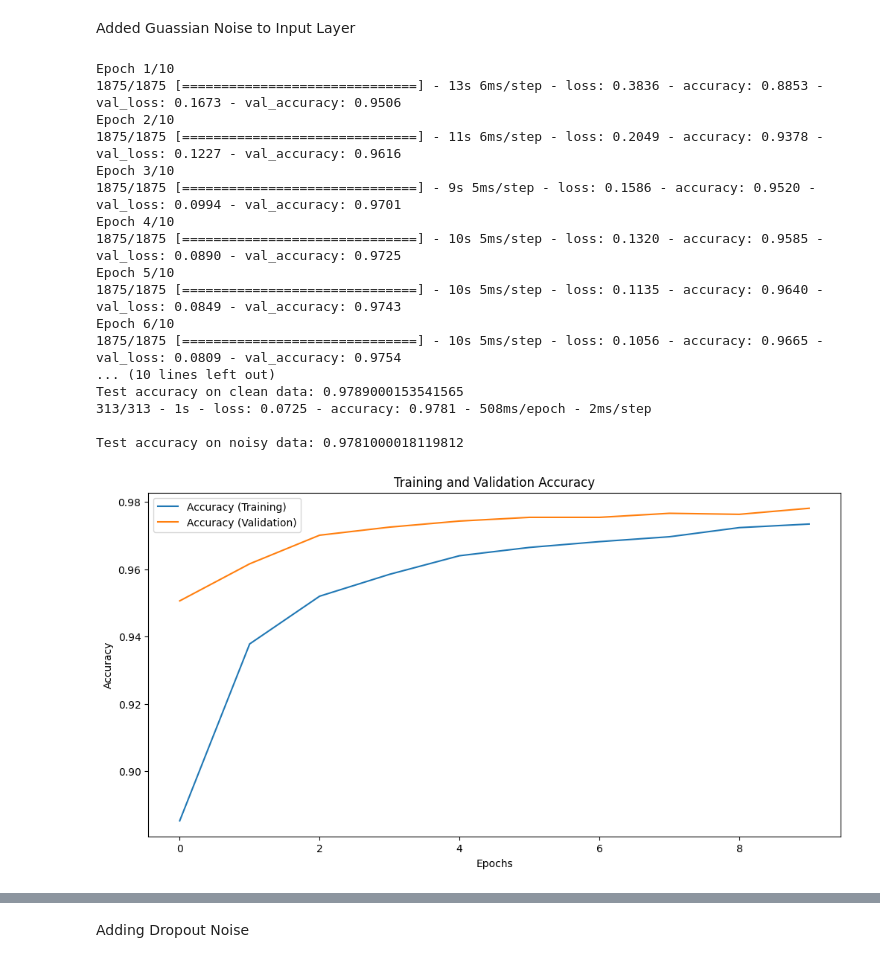
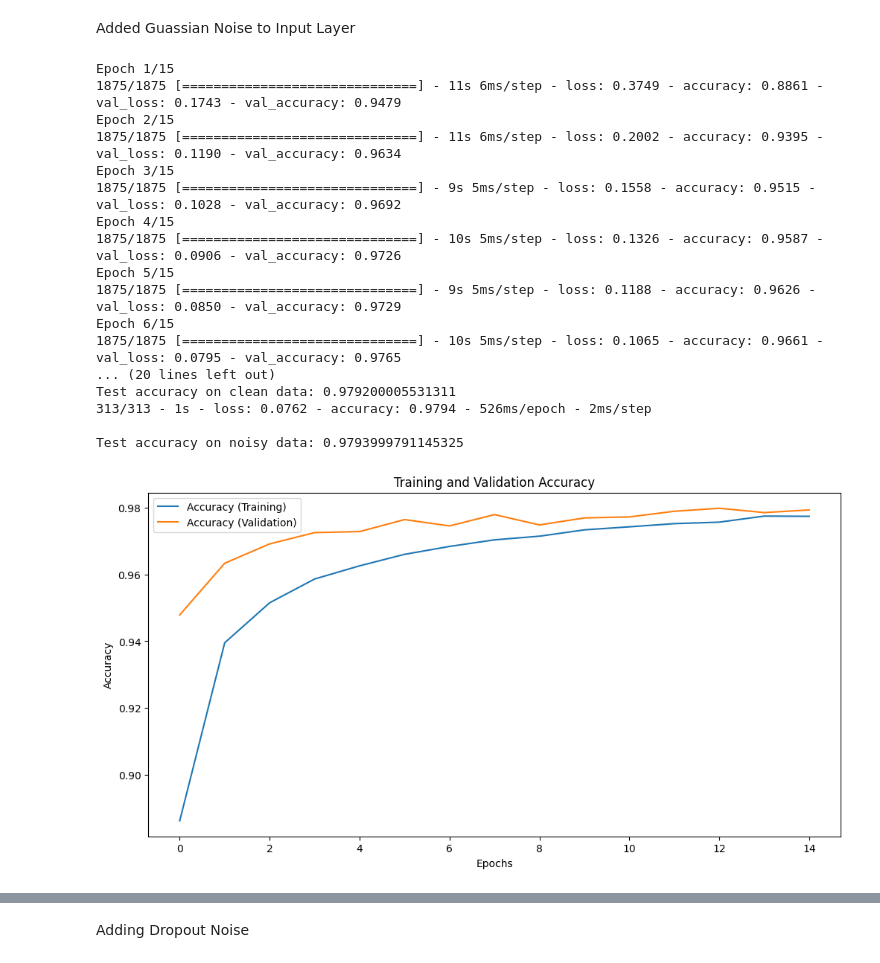
Before and after one commit to mr-nudo/neuronModels1, a Jupyter notebook: feedforward+noise.ipynb, the cells around one changed output, grey strips where cells are left out. Saved outputs shown, nothing was run; the diff lists cells and outputs as text; code cells hidden in the pictures.

```diff
--- a/feedforward+noise.ipynb
+++ b/feedforward+noise.ipynb
@@ -113,51 +86,51 @@ model = tf.keras.Sequential([
     tf.keras.layers.Dense(128, activation='relu'),
     tf.keras.layers.Dropout(0.2),  # Another dropout layer
     tf.keras.layers.Dense(10)
 ])
 
 # Compile the model
 model.compile(optimizer='adam', loss=tf.keras.losses.SparseCategoricalCrossentropy(from_logits=True),
               metrics=['accuracy'])
 
 # Train the model on noisy data
-history_noisy = model.fit(x_train_noisy, y_train, epochs=10, validation_data=(x_test_noisy, y_test))
+history_noisy = model.fit(x_train_noisy, y_train, epochs=15, validation_data=(x_test_noisy, y_test))
 
 # Evaluate the model on clean data
 test_loss, test_acc = model.evaluate(x_test, y_test, verbose=2)
 print('\nTest accuracy on clean data:', test_acc)
 
 # Evaluate the model on noisy data
 test_loss_noisy, test_acc_noisy = model.evaluate(x_test_noisy, y_test, verbose=2)
 print('\nTest accuracy on noisy data:', test_acc_noisy)
 
 # Plot the training history
 plt.figure(figsize=(12, 6))
 plt.plot(history_noisy.history['accuracy'], label='Accuracy (Training)')
 plt.plot(history_noisy.history['val_accuracy'], label='Accuracy (Validation)')
 plt.xlabel('Epochs')
 plt.ylabel('Accuracy')
 plt.title('Training and Validation Accuracy')
 plt.legend()
 plt.show()
 # %% [output]
-Epoch 1/10
-1875/1875 [==============================] - 13s 6ms/step - loss: 0.3836 - accuracy: 0.8853 - val_loss: 0.1673 - val_accuracy: 0.9506
-Epoch 2/10
-1875/1875 [==============================] - 11s 6ms/step - loss: 0.2049 - accuracy: 0.9378 - val_loss: 0.1227 - val_accuracy: 0.9616
-Epoch 3/10
-1875/1875 [==============================] - 9s 5ms/step - loss: 0.1586 - accuracy: 0.9520 - val_loss: 0.0994 - val_accuracy: 0.9701
-Epoch 4/10
-1875/1875 [==============================] - 10s 5ms/step - loss: 0.1320 - accuracy: 0.9585 - val_loss: 0.0890 - val_accuracy: 0.9725
-Epoch 5/10
-1875/1875 [==============================] - 10s 5ms/step - loss: 0.1135 - accuracy: 0.9640 - val_loss: 0.0849 - val_accuracy: 0.9743
-Epoch 6/10
-1875/1875 [==============================] - 10s 5ms/step - loss: 0.1056 - accuracy: 0.9665 - val_loss: 0.0809 - val_accuracy: 0.9754
-... (10 lines left out)
-Test accuracy on clean data: 0.9789000153541565
-313/313 - 1s - loss: 0.0725 - accuracy: 0.9781 - 508ms/epoch - 2ms/step
+Epoch 1/15
+1875/1875 [==============================] - 11s 6ms/step - loss: 0.3749 - accuracy: 0.8861 - val_loss: 0.1743 - val_accuracy: 0.9479
+Epoch 2/15
+1875/1875 [==============================] - 11s 6ms/step - loss: 0.2002 - accuracy: 0.9395 - val_loss: 0.1190 - val_accuracy: 0.9634
+Epoch 3/15
+1875/1875 [==============================] - 9s 5ms/step - loss: 0.1558 - accuracy: 0.9515 - val_loss: 0.1028 - val_accuracy: 0.9692
+Epoch 4/15
+1875/1875 [==============================] - 10s 5ms/step - loss: 0.1326 - accuracy: 0.9587 - val_loss: 0.0906 - val_accuracy: 0.9726
+Epoch 5/15
+1875/1875 [==============================] - 9s 5ms/step - loss: 0.1188 - accuracy: 0.9626 - val_loss: 0.0850 - val_accuracy: 0.9729
+Epoch 6/15
+1875/1875 [==============================] - 10s 5ms/step - loss: 0.1065 - accuracy: 0.9661 - val_loss: 0.0795 - val_accuracy: 0.9765
+... (20 lines left out)
+Test accuracy on clean data: 0.979200005531311
+313/313 - 1s - loss: 0.0762 - accuracy: 0.9794 - 526ms/epoch - 2ms/step
 
-Test accuracy on noisy data: 0.9781000018119812
+Test accuracy on noisy data: 0.9793999791145325
-[figure, old version]
+[figure, new version]
 # %%
 # Calculate the signal-to-noise ratio (SNR) for clean and noisy test data
 def calculate_snr(clean_data, noisy_data):
```
Also changed, not shown: parts of 11 cells of this notebook.
